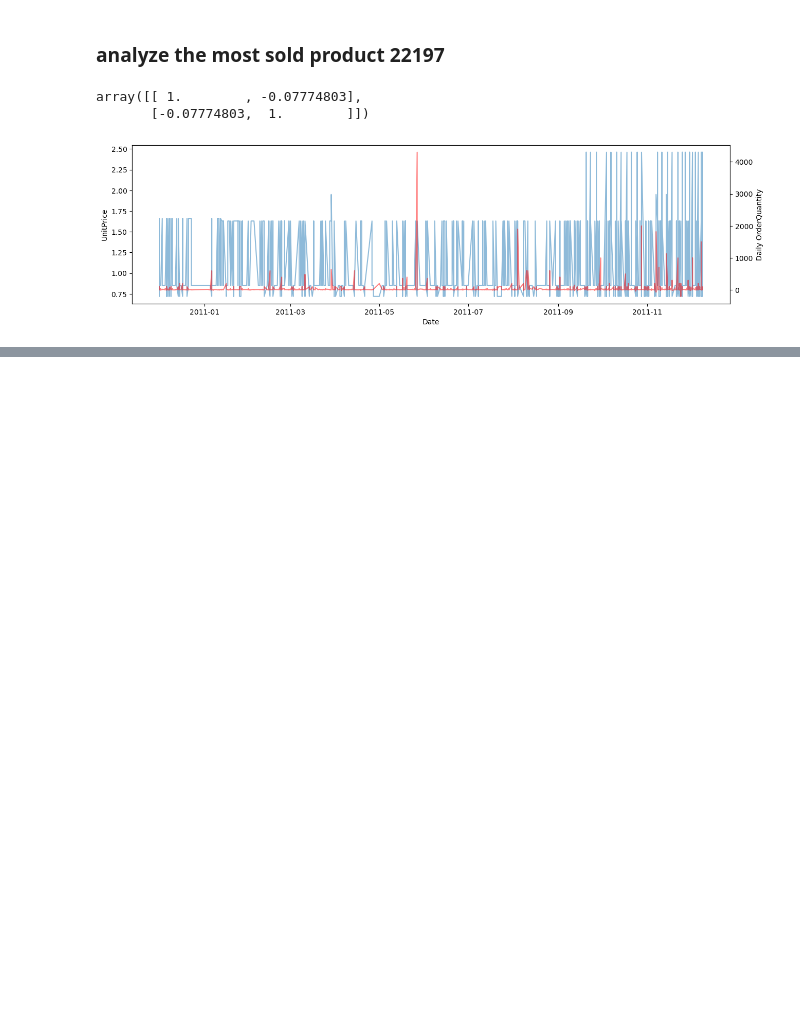
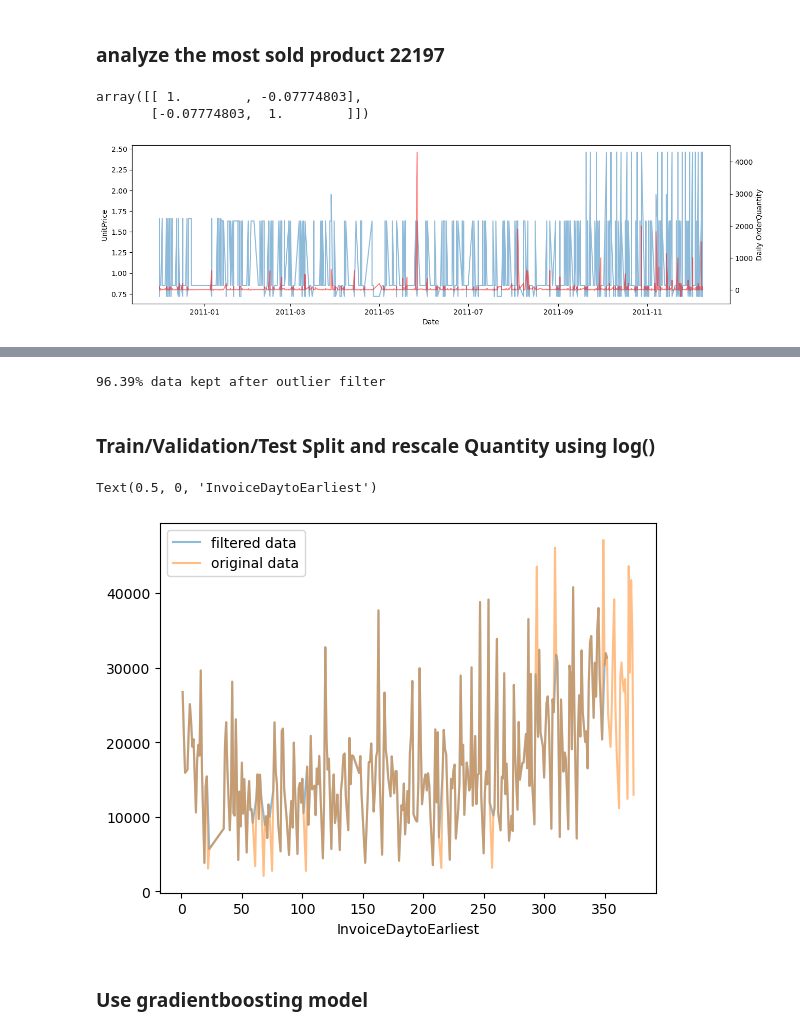
Before and after one commit to gzhang8763/ecommerce_timeseriesanalysis, a Jupyter notebook: Sales Forcast.ipynb, the cells around one changed output, grey strips where cells are left out. Drawn from its saved outputs; the diff is of its cells as text; code cells hidden in the pictures; blank space fills up the shorter version.

```diff
--- a/Sales Forcast.ipynb
+++ b/Sales Forcast.ipynb
@@ -562,0 +567,61 @@ Text(0, 0.5, 'Frequency')
+# %%
+# compute lowbound and highbound
+k = 0.01
+quantity_lowbound = sales_feature.Quantity.quantile(k*2)
+quantity_highbound = sales_feature.Quantity.quantile(1-k)
+
+# compute a mask to exclude outlier data points
+inlier_mask = (sales_feature['Quantity'] < quantity_highbound) & (sales_feature['Quantity'] > quantity_lowbound)
+inlier_mask = inlier_mask.values.reshape(-1,)
+percentage_kept = float(np.sum(inlier_mask)/inlier_mask.shape[0] * 100)
+
+print('{:.2f}% data kept after outlier filter'.format(percentage_kept))
+# %% [output]
+96.39% data kept after outlier filter
+# %% [markdown]
+### Train/Validation/Test Split and rescale Quantity using log()
+# %%
+from sklearn.model_selection import TimeSeriesSplit
+
+# split train/validation and test samples
+# split features and label
+X = sales_feature.drop(['Quantity','TransactionValue'], axis="columns")
+y = sales_feature['Quantity']
+
+# convert X and y to numpy
+X = X.to_numpy()
+y = y.to_numpy()
+
+# separate train/validation and test set
+percentage_trainval = 0.94
+num_trainval_samples = int(X[inlier_mask,:].shape[0] * percentage_trainval)
+
+X_trainval = X[inlier_mask][:num_trainval_samples,:]
+y_trainval = np.log(y[inlier_mask][:num_trainval_samples,:])
+
+X_test = X[inlier_mask][num_trainval_samples:,:]
+y_test = np.log(y[inlier_mask][num_trainval_samples:,:])
+
+
+# split train and validation samples
+ts_cv = TimeSeriesSplit(
+    n_splits=5,
+    gap=0,
+    max_train_size=None,
+    test_size=None,
+)
+
+# splitting result
+all_splits = list(ts_cv.split(X, y))
+
+# check filtered y_trainval
+#print(str(y_trainval.shape) + " " + str(y[:index_train_samples,:].shape))
+plt.plot(X_trainval[:,0],np.exp(y_trainval),alpha=0.5, label='filtered data')
+plt.plot(X[:,0],y,alpha=0.5, label='original data')
+plt.legend()
+plt.xlabel('InvoiceDaytoEarliest')
+# %% [output]
+Text(0.5, 0, 'InvoiceDaytoEarliest')
+[figure, added]
+# %% [markdown]
+### Use gradientboosting model
```
Also changed, not shown: parts of 14 cells of this notebook.
